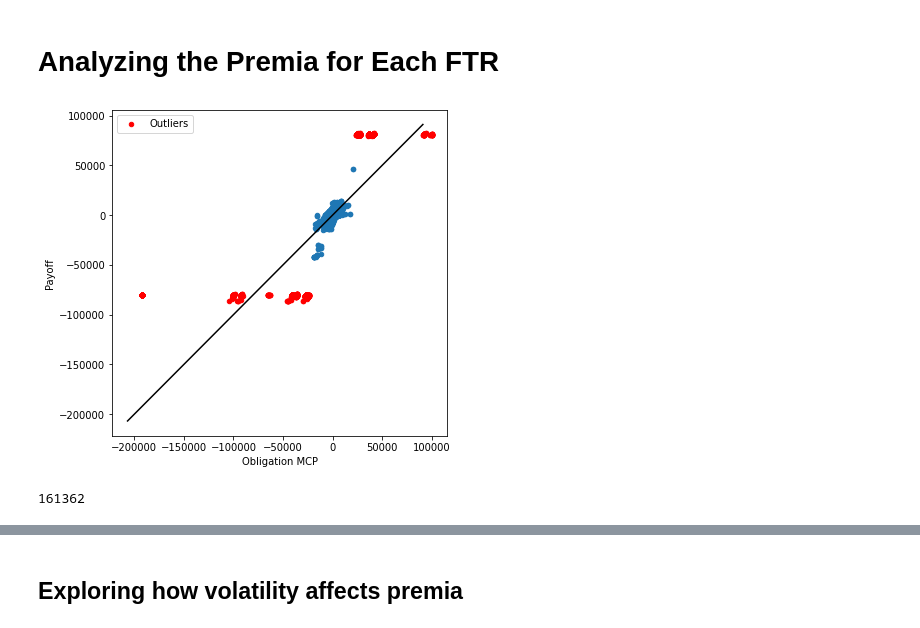
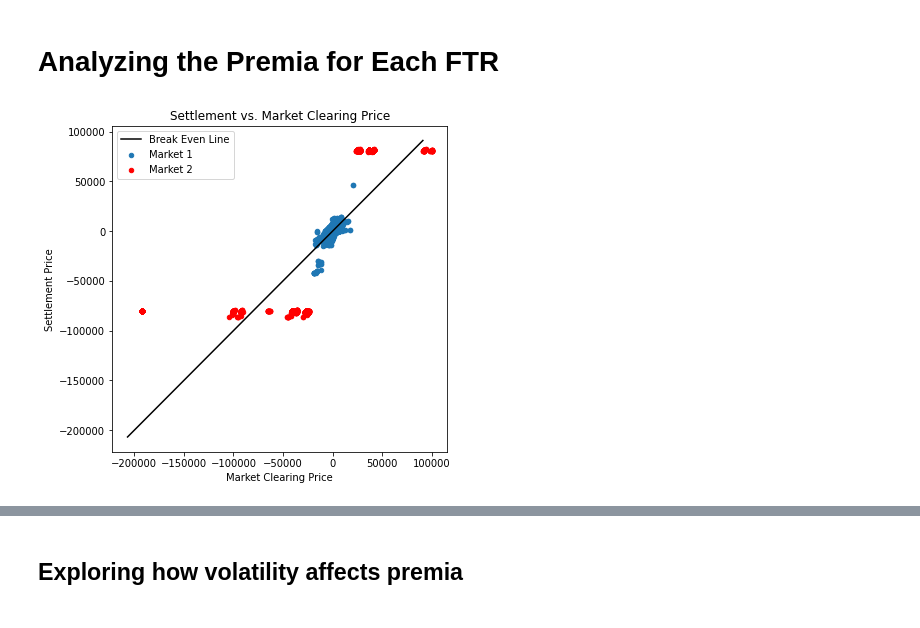
Before and after one commit to benkrakoff/FTR_project, a Jupyter notebook: FTR Exploration Code.ipynb, the cells around one changed output, grey strips where cells are left out. Drawn from its saved outputs; the diff is of its cells as text; code cells hidden in the pictures.

```diff
--- a/FTR Exploration Code.ipynb
+++ b/FTR Exploration Code.ipynb
@@ -79,25 +79,26 @@ auc_results['Premium'] = auc_results['Payoff'] - auc_results['Obligation MCP']
 # %%
 def plot_xy(ax, color='black'):
     l = min(ax.get_xlim()[0], ax.get_ylim()[0])
     r = min(ax.get_xlim()[1], ax.get_ylim()[1])
-    ax.plot([l, r], [l, r], color = color)
+    ax.plot([l, r], [l, r], color = color, label = 'Break Even Line')
 
 
 fig, ax = plt.subplots(1,1, figsize=(6,6))
 
 buy_trades = auc_results['Trade Type'] == 'Buy'
 outliers = (auc_results['Payoff'] > 50000) | (auc_results['Payoff'] < -50000)
-auc_results[~outliers].plot.scatter('Obligation MCP', 'Payoff',ax=ax)
+auc_results[~outliers].plot.scatter('Obligation MCP', 'Payoff',ax=ax, label = 'Market 1')
 
-auc_results[outliers].plot.scatter('Obligation MCP', 'Payoff',ax=ax, label='Outliers',color='red')
+auc_results[outliers].plot.scatter('Obligation MCP', 'Payoff',ax=ax, label='Market 2',color='red')
 c=50000
+ax.set_xlabel('Market Clearing Price')
+ax.set_ylabel('Settlement Price')
 plot_xy(ax)
+ax.legend()
+ax.set_title('Settlement vs. Market Clearing Price')
+#fig.savefig('SPvsMCP.png',bbox_inches='tight')
 # %% [output]
-[figure, old version]
+[figure, new version]
-# %%
-auc_results[~outliers].shape[0]
-# %% [output]
-161362
 # %%
 import numpy as np
 
```
Also changed, not shown: parts of 15 cells of this notebook, 1 other file.
